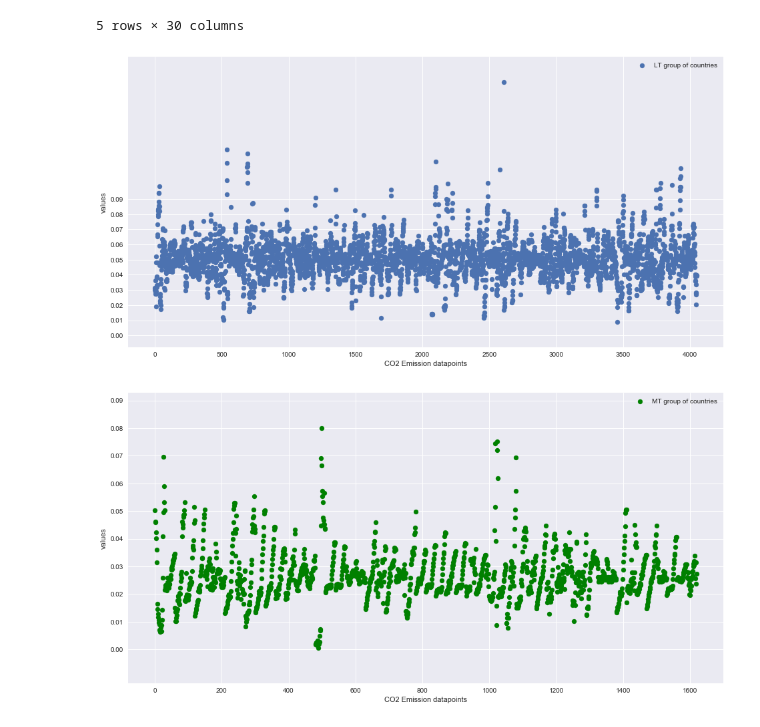
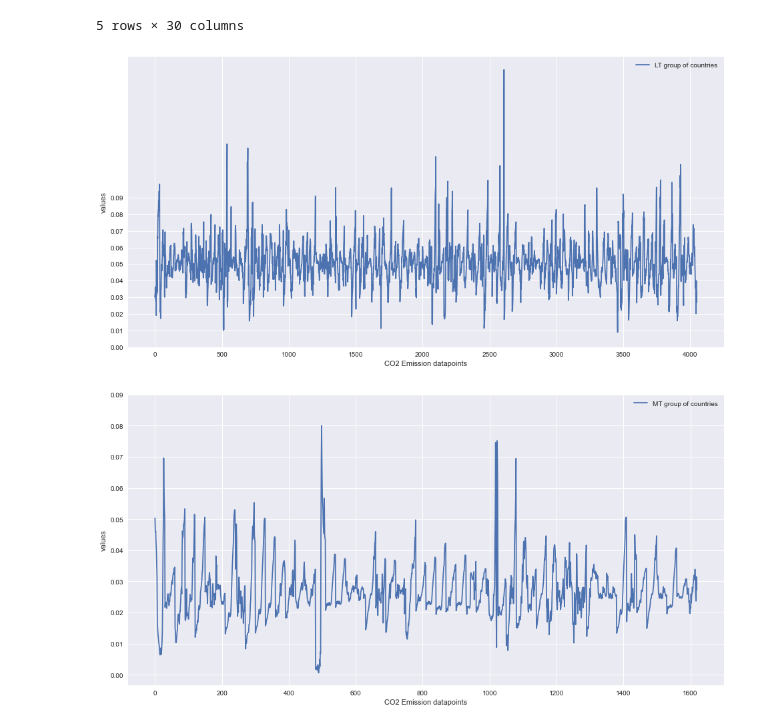
Before and after one commit to RL-carbonfootprint/Reducing-the-Global-Carbon-Footprint-based-on-MARL, a Jupyter notebook: future_works.ipynb, the cells around one changed output. Saved outputs shown, nothing was run; the diff lists cells and outputs as text; code cells hidden in the pictures.

Commit message:
plots

```diff
--- a/future_works.ipynb
+++ b/future_works.ipynb
@@ -24,27 +24,27 @@ LT_values = LT_df.values[:-1]
 Population_LT = LT_df.values[-1]
 # %%
 plt.figure(figsize=(16, 8))
-plt.scatter(np.arange(0, len(LT_values.ravel())), LT_values.ravel())
+plt.plot(np.arange(0, len(LT_values.ravel())), LT_values.ravel())
 plt.legend(['LT group of countries'])
 plt.yticks(np.arange(0, 0.1, 0.01))
 plt.ylabel('values')
 plt.xlabel('CO2 Emission datapoints')
 plt.show()
 # %% [output]
-[figure, old version]
+[figure, new version]
 # %%
 MT_values = MT_df.values[:-1]
 Population_MT = MT_df.values[-1]
 # %%
 plt.figure(figsize=(16, 8))
-plt.scatter(np.arange(0, len(MT_values.ravel())), MT_values.ravel())
+plt.plot(np.arange(0, len(MT_values.ravel())), MT_values.ravel())
 plt.legend(['MT group of countries'])
 plt.yticks(np.arange(0, 0.1, 0.01))
 plt.ylabel('values')
 plt.xlabel('CO2 Emission datapoints')
 plt.show()
 # %% [output]
-[figure, old version]
+[figure, new version]
 # %%
 ST_values = ST_df.values[:-1]
 Population_ST = ST_df.values[-1]
```
Also changed, not shown: parts of 2 cells of this notebook, 1 other file.
